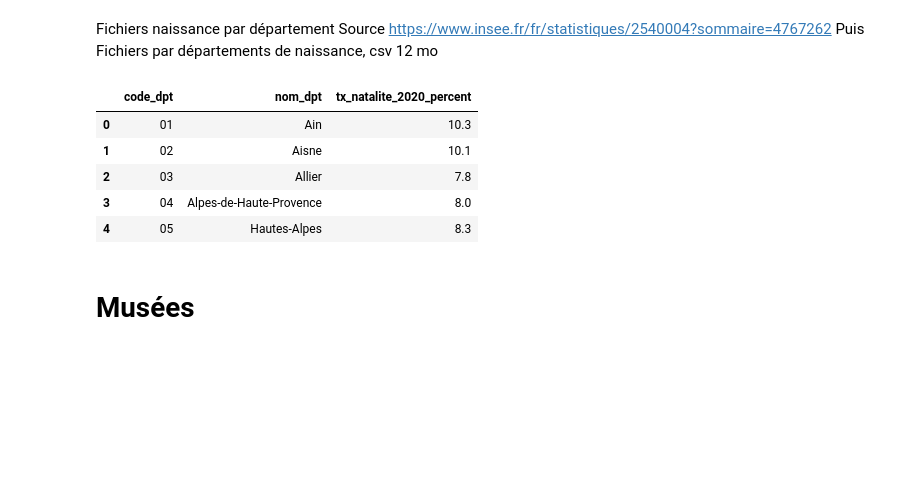
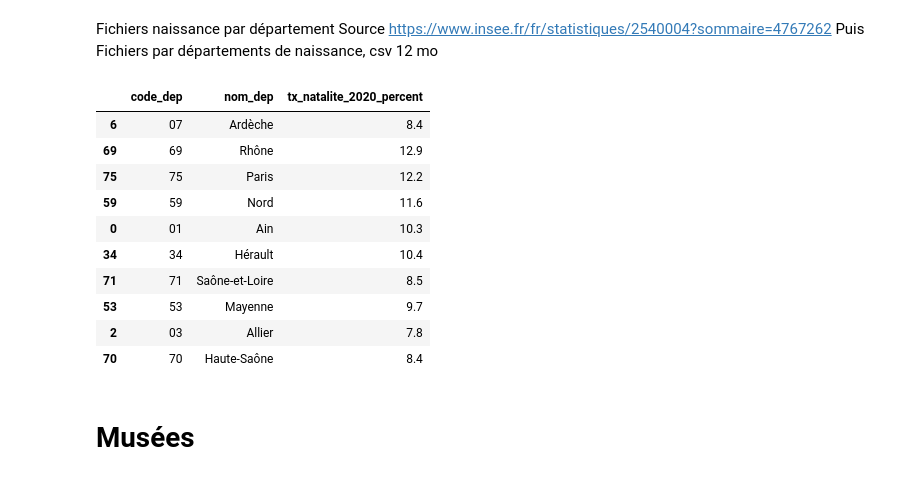
Before and after one commit to victor-kerros/tokenisation-immo, a Jupyter notebook: exploration_autres_data.ipynb, the cells around one changed output. Saved outputs shown, nothing was run; the diff lists cells and outputs as text; code cells hidden in the pictures; blank space fills up the shorter version.

```diff
--- a/exploration_autres_data.ipynb
+++ b/exploration_autres_data.ipynb
@@ -119,18 +130,23 @@ Source https://www.insee.fr/fr/statistiques/2540004?sommaire=4767262
 Puis Fichiers par départements de naissance, csv 12 mo
 # %%
 link = "https://www.insee.fr/fr/statistiques/fichier/2012761/TCRD_053.xlsx"
-fichier_natalite = pd.read_excel(link,"DEP", header = 3, skipfooter = 2,
-                                 names = np.array(["code_dpt", "nom_dpt", "tx_natalite_2020_percent"]),
+df_natalite = pd.read_excel(link,"DEP", header = 3, skipfooter = 2,
+                                 names = np.array(["code_dep", "nom_dep", "tx_natalite_2020_percent"]),
                                 usecols = "A,B,C")
 
-display(taux_natalite.head())
+df_natalite.sample(n = 10)
 # %% [output]
-|  | code_dpt | nom_dpt | tx_natalite_2020_percent |
+|  | code_dep | nom_dep | tx_natalite_2020_percent |
+| 6 | 07 | Ardèche | 8.4 |
+| 69 | 69 | Rhône | 12.9 |
+| 75 | 75 | Paris | 12.2 |
+| 59 | 59 | Nord | 11.6 |
 | 0 | 01 | Ain | 10.3 |
-| 1 | 02 | Aisne | 10.1 |
+| 34 | 34 | Hérault | 10.4 |
+| 71 | 71 | Saône-et-Loire | 8.5 |
+| 53 | 53 | Mayenne | 9.7 |
 | 2 | 03 | Allier | 7.8 |
-| 3 | 04 | Alpes-de-Haute-Provence | 8.0 |
-| 4 | 05 | Hautes-Alpes | 8.3 |
+| 70 | 70 | Haute-Saône | 8.4 |
 # %% [markdown]
 # Musées
 # %% [markdown]
```
Also changed, not shown: parts of 34 cells of this notebook, 1 other file.
